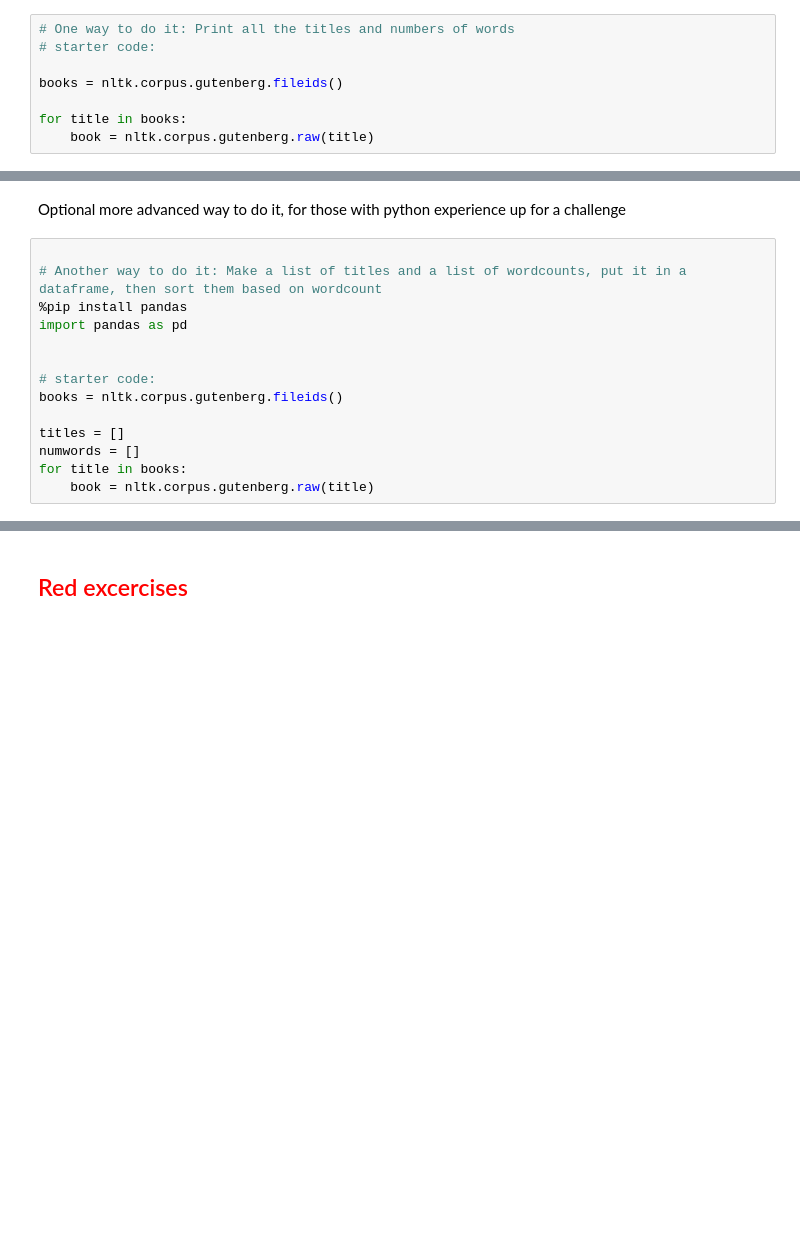
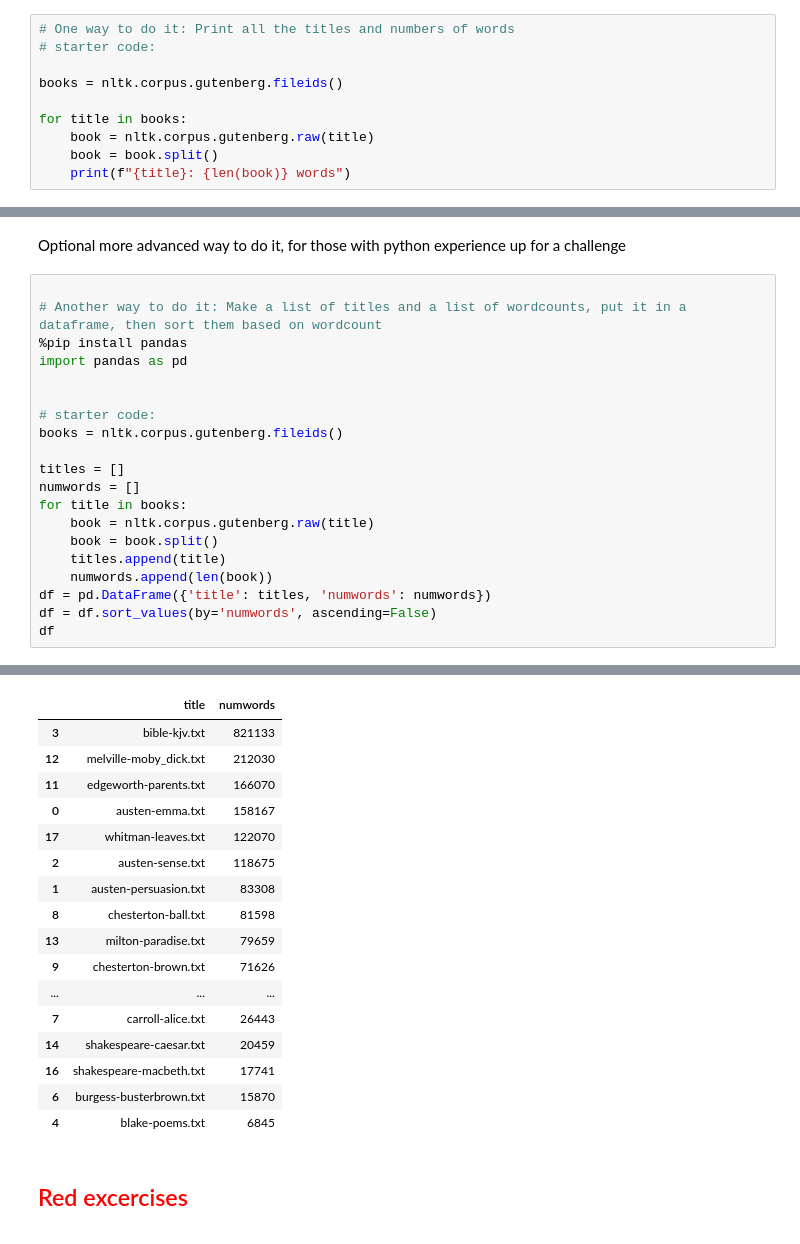
Before and after one commit to RekaForgo/CULTURALDATASCIENCE_CODE, a Jupyter notebook: week2.ipynb, the cells around one changed output, grey strips where cells are left out. Saved outputs shown, nothing was run; the diff lists cells and outputs as text; blank space fills up the shorter version.

```diff
--- a/week2.ipynb
+++ b/week2.ipynb
@@ -290,3 +347,5 @@ books = nltk.corpus.gutenberg.fileids()
 
 for title in books:
     book = nltk.corpus.gutenberg.raw(title)
+    book = book.split()
+    print(f"{title}: {len(book)} words")
@@ -306,4 +384,10 @@ titles = []
 numwords = []
 for title in books:
     book = nltk.corpus.gutenberg.raw(title)
+    book = book.split()
+    titles.append(title)
+    numwords.append(len(book))
+df = pd.DataFrame({'title': titles, 'numwords': numwords})
+df = df.sort_values(by='numwords', ascending=False)
+df
 # %% [output]
@@ -319,4 +400,21 @@ Requirement already satisfied: six>=1.5 in /Users/johannesejrskildrejsenhus/Libr
 Note: you may need to restart the kernel to use updated packages.
+|  | title | numwords |
+| 3 | bible-kjv.txt | 821133 |
+| 12 | melville-moby_dick.txt | 212030 |
+| 11 | edgeworth-parents.txt | 166070 |
+| 0 | austen-emma.txt | 158167 |
+| 17 | whitman-leaves.txt | 122070 |
+| 2 | austen-sense.txt | 118675 |
+| 1 | austen-persuasion.txt | 83308 |
+| 8 | chesterton-ball.txt | 81598 |
+| 13 | milton-paradise.txt | 79659 |
+| 9 | chesterton-brown.txt | 71626 |
+| ... | ... | ... |
+| 7 | carroll-alice.txt | 26443 |
+| 14 | shakespeare-caesar.txt | 20459 |
+| 16 | shakespeare-macbeth.txt | 17741 |
+| 6 | burgess-busterbrown.txt | 15870 |
+| 4 | blake-poems.txt | 6845 |
 # %% [markdown]
 <span style="color:red">
 <h2>
```
Also changed, not shown: parts of 33 cells of this notebook.
